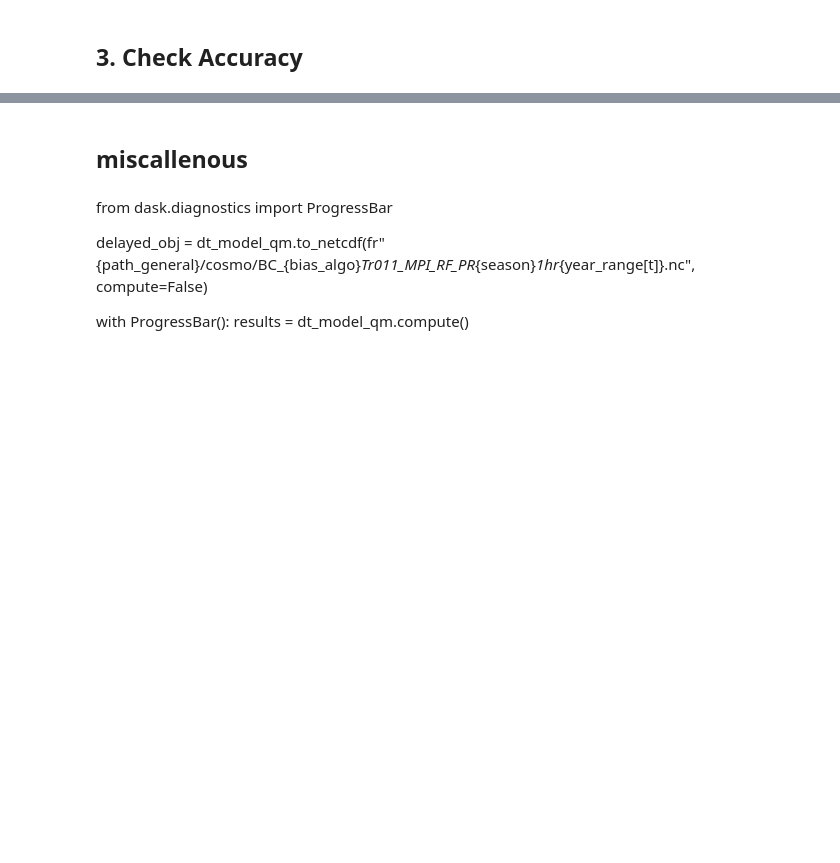
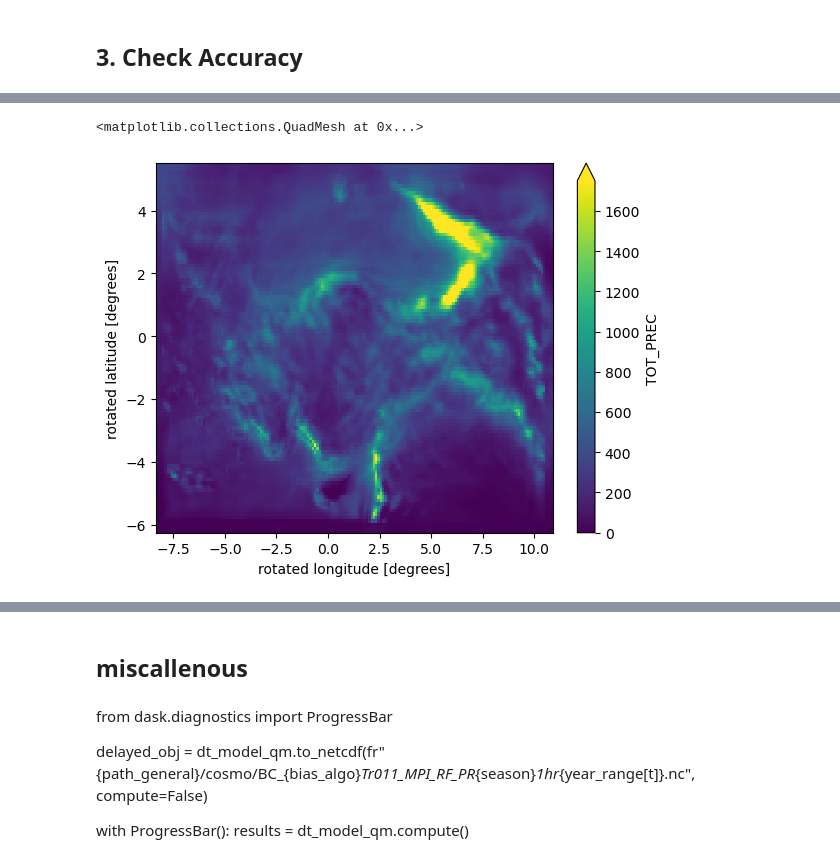
Before and after one commit to donmezkutay/msc-thesis-codes, a Jupyter notebook: bias_correction2_adjust_model.ipynb, the cells around one changed output, grey strips where cells are left out. Drawn from its saved outputs; the diff is of its cells as text; code cells hidden in the pictures; blank space fills up the shorter version.

```diff
--- a/bias_correction2_adjust_model.ipynb
+++ b/bias_correction2_adjust_model.ipynb
@@ -237,0 +261,6 @@ jj.transpose('time', 'rlat', 'rlon')['scen'].sum(dim='time').plot()
+# %%
+dt_model = xr.open_dataset(yearly_paths[0])
+dt_model['TOT_PREC'].sum(dim='time').plot(vmin=0, vmax=1750)
+# %% [output]
+<matplotlib.collections.QuadMesh at 0x...>
+[figure, added]
```
Also changed, not shown: parts of 10 cells of this notebook.
